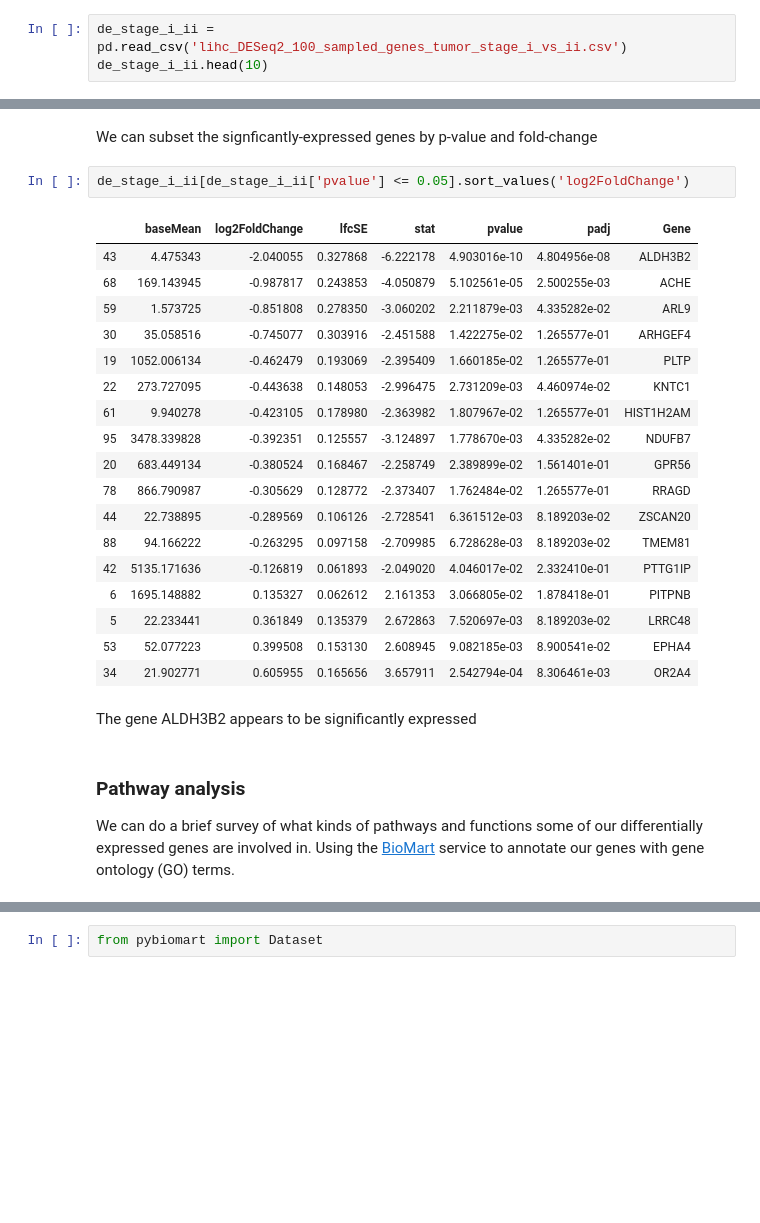
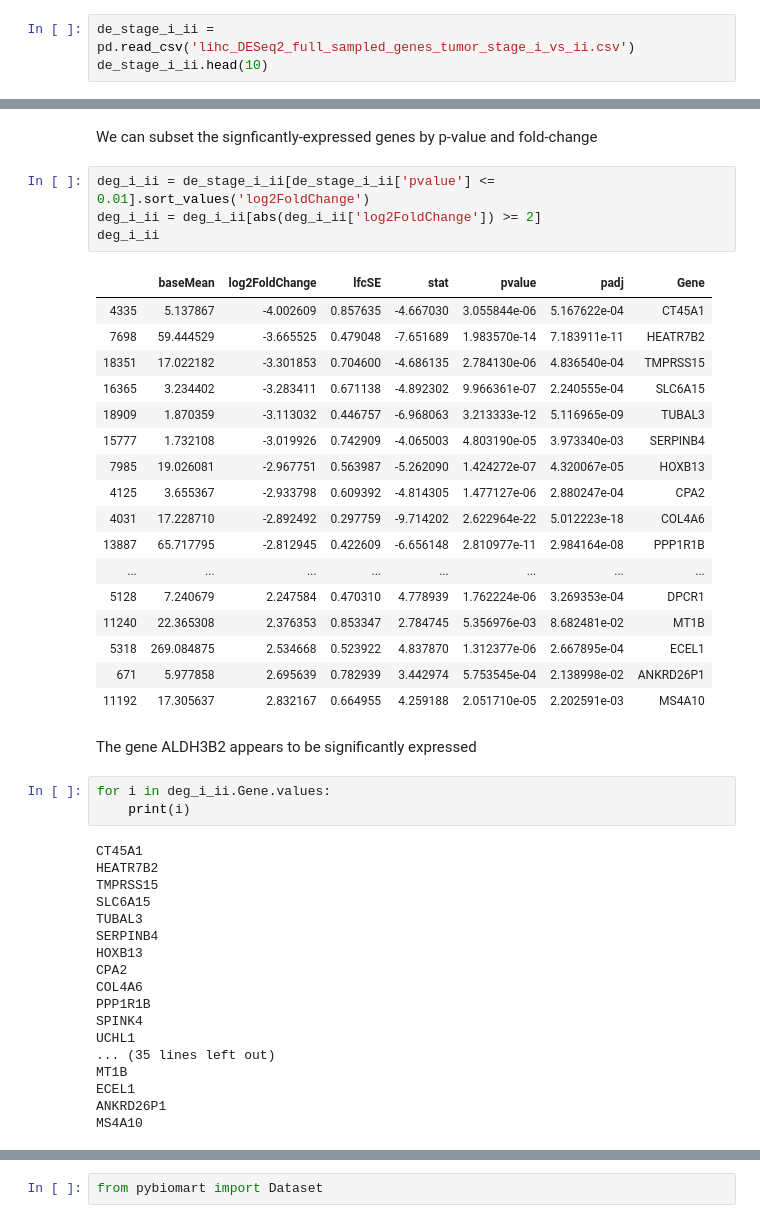
Before and after one commit to sohilsshah91/hacknights, a Jupyter notebook: tcga-series/post/post1_mwe_introduction.ipynb, the cells around one changed output, grey strips where cells are left out. Drawn from its saved outputs; the diff is of its cells as text; blank space fills up the shorter version.

```diff
--- a/tcga-series/post/post1_mwe_introduction.ipynb
+++ b/tcga-series/post/post1_mwe_introduction.ipynb
@@ -380,7 +414,7 @@ Use the output of this file to plot and identify differentially-expressed genes.
 # %% [markdown]
 Viewing the results from running differential expression analysis, we can see the output consists of the genes sampled in each row, along with the mean expression of that gene, the fold change and the pvalue of whether it was significantly expressed
 # %%
-de_stage_i_ii = pd.read_csv('lihc_DESeq2_100_sampled_genes_tumor_stage_i_vs_ii.csv')
+de_stage_i_ii = pd.read_csv('lihc_DESeq2_full_sampled_genes_tumor_stage_i_vs_ii.csv')
 de_stage_i_ii.head(10)
 # %% [output]
 |  | baseMean | log2FoldChange | lfcSE | stat | pvalue | padj | Gene |
@@ -414,28 +448,47 @@ plt.plot(np.linspace(0, 100000, 100), np.linspace(-2, -2, 100), c='red', ls='-.'
 # %% [markdown]
 We can subset the signficantly-expressed genes by p-value and fold-change
 # %%
-de_stage_i_ii[de_stage_i_ii['pvalue'] <= 0.05].sort_values('log2FoldChange')
+deg_i_ii = de_stage_i_ii[de_stage_i_ii['pvalue'] <= 0.01].sort_values('log2FoldChange')
+deg_i_ii = deg_i_ii[abs(deg_i_ii['log2FoldChange']) >= 2]
+deg_i_ii
 # %% [output]
 |  | baseMean | log2FoldChange | lfcSE | stat | pvalue | padj | Gene |
-| 43 | 4.475343 | -2.040055 | 0.327868 | -6.222178 | 4.903016e-10 | 4.804956e-08 | ALDH3B2 |
-| 68 | 169.143945 | -0.987817 | 0.243853 | -4.050879 | 5.102561e-05 | 2.500255e-03 | ACHE |
-| 59 | 1.573725 | -0.851808 | 0.278350 | -3.060202 | 2.211879e-03 | 4.335282e-02 | ARL9 |
-| 30 | 35.058516 | -0.745077 | 0.303916 | -2.451588 | 1.422275e-02 | 1.265577e-01 | ARHGEF4 |
-| 19 | 1052.006134 | -0.462479 | 0.193069 | -2.395409 | 1.660185e-02 | 1.265577e-01 | PLTP |
-| 22 | 273.727095 | -0.443638 | 0.148053 | -2.996475 | 2.731209e-03 | 4.460974e-02 | KNTC1 |
-| 61 | 9.940278 | -0.423105 | 0.178980 | -2.363982 | 1.807967e-02 | 1.265577e-01 | HIST1H2AM |
-| 95 | 3478.339828 | -0.392351 | 0.125557 | -3.124897 | 1.778670e-03 | 4.335282e-02 | NDUFB7 |
-| 20 | 683.449134 | -0.380524 | 0.168467 | -2.258749 | 2.389899e-02 | 1.561401e-01 | GPR56 |
-| 78 | 866.790987 | -0.305629 | 0.128772 | -2.373407 | 1.762484e-02 | 1.265577e-01 | RRAGD |
-| 44 | 22.738895 | -0.289569 | 0.106126 | -2.728541 | 6.361512e-03 | 8.189203e-02 | ZSCAN20 |
-| 88 | 94.166222 | -0.263295 | 0.097158 | -2.709985 | 6.728628e-03 | 8.189203e-02 | TMEM81 |
-| 42 | 5135.171636 | -0.126819 | 0.061893 | -2.049020 | 4.046017e-02 | 2.332410e-01 | PTTG1IP |
-| 6 | 1695.148882 | 0.135327 | 0.062612 | 2.161353 | 3.066805e-02 | 1.878418e-01 | PITPNB |
-| 5 | 22.233441 | 0.361849 | 0.135379 | 2.672863 | 7.520697e-03 | 8.189203e-02 | LRRC48 |
-| 53 | 52.077223 | 0.399508 | 0.153130 | 2.608945 | 9.082185e-03 | 8.900541e-02 | EPHA4 |
-| 34 | 21.902771 | 0.605955 | 0.165656 | 3.657911 | 2.542794e-04 | 8.306461e-03 | OR2A4 |
+| 4335 | 5.137867 | -4.002609 | 0.857635 | -4.667030 | 3.055844e-06 | 5.167622e-04 | CT45A1 |
+| 7698 | 59.444529 | -3.665525 | 0.479048 | -7.651689 | 1.983570e-14 | 7.183911e-11 | HEATR7B2 |
+| 18351 | 17.022182 | -3.301853 | 0.704600 | -4.686135 | 2.784130e-06 | 4.836540e-04 | TMPRSS15 |
+| 16365 | 3.234402 | -3.283411 | 0.671138 | -4.892302 | 9.966361e-07 | 2.240555e-04 | SLC6A15 |
+| 18909 | 1.870359 | -3.113032 | 0.446757 | -6.968063 | 3.213333e-12 | 5.116965e-09 | TUBAL3 |
+| 15777 | 1.732108 | -3.019926 | 0.742909 | -4.065003 | 4.803190e-05 | 3.973340e-03 | SERPINB4 |
+| 7985 | 19.026081 | -2.967751 | 0.563987 | -5.262090 | 1.424272e-07 | 4.320067e-05 | HOXB13 |
+| 4125 | 3.655367 | -2.933798 | 0.609392 | -4.814305 | 1.477127e-06 | 2.880247e-04 | CPA2 |
+| 4031 | 17.228710 | -2.892492 | 0.297759 | -9.714202 | 2.622964e-22 | 5.012223e-18 | COL4A6 |
+| 13887 | 65.717795 | -2.812945 | 0.422609 | -6.656148 | 2.810977e-11 | 2.984164e-08 | PPP1R1B |
+| ... | ... | ... | ... | ... | ... | ... | ... |
+| 5128 | 7.240679 | 2.247584 | 0.470310 | 4.778939 | 1.762224e-06 | 3.269353e-04 | DPCR1 |
+| 11240 | 22.365308 | 2.376353 | 0.853347 | 2.784745 | 5.356976e-03 | 8.682481e-02 | MT1B |
+| 5318 | 269.084875 | 2.534668 | 0.523922 | 4.837870 | 1.312377e-06 | 2.667895e-04 | ECEL1 |
+| 671 | 5.977858 | 2.695639 | 0.782939 | 3.442974 | 5.753545e-04 | 2.138998e-02 | ANKRD26P1 |
+| 11192 | 17.305637 | 2.832167 | 0.664955 | 4.259188 | 2.051710e-05 | 2.202591e-03 | MS4A10 |
 # %% [markdown]
 The gene ALDH3B2 appears to be significantly expressed
-# %% [markdown]
-### Pathway analysis
-We can do a brief survey of what kinds of pathways and functions some of our differentially expressed genes are involved in. Using the [BioMart](http://www.biomart.org/martservice_9.html) service to annotate our genes with gene ontology (GO) terms.
+# %%
+for i in deg_i_ii.Gene.values:
+    print(i)
+# %% [output]
+CT45A1
+HEATR7B2
+TMPRSS15
+SLC6A15
+TUBAL3
+SERPINB4
+HOXB13
+CPA2
+COL4A6
+PPP1R1B
+SPINK4
+UCHL1
+... (35 lines left out)
+MT1B
+ECEL1
+ANKRD26P1
+MS4A10
```
Also changed, not shown: parts of 10 cells of this notebook.
